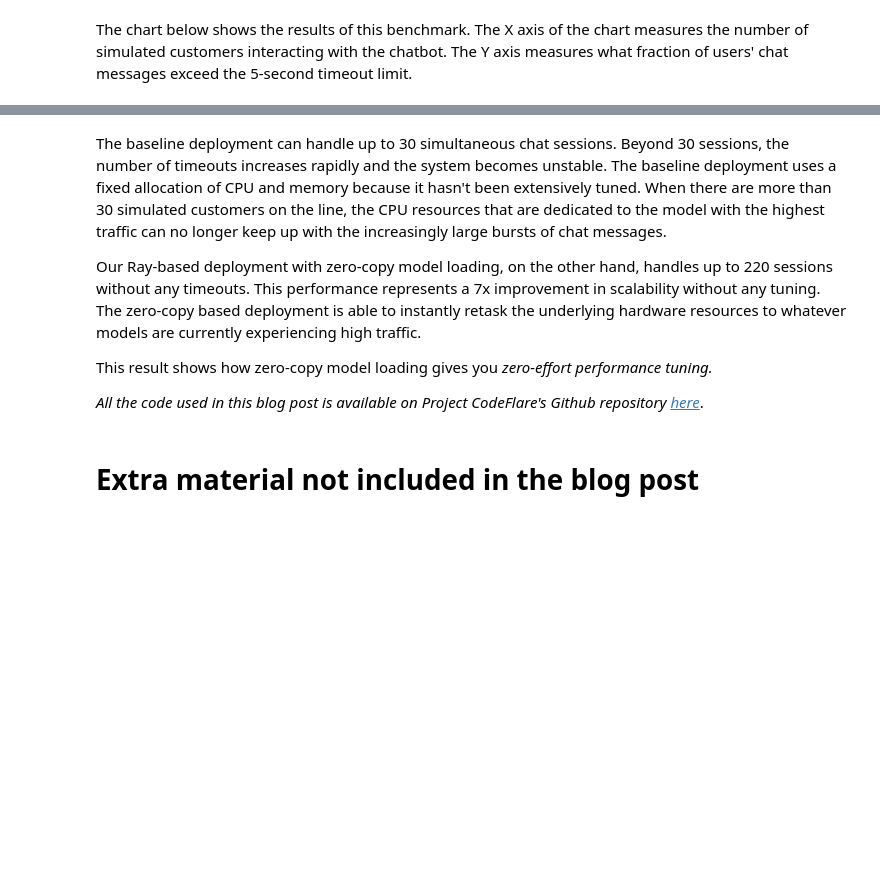
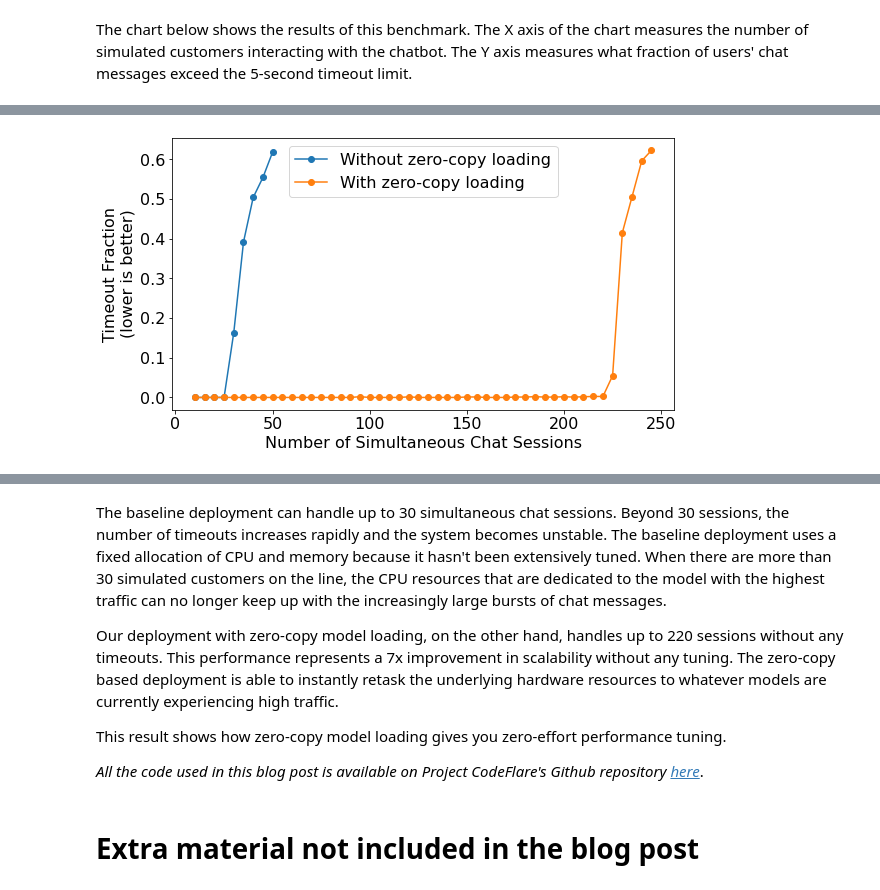
Before and after one commit to project-codeflare/zero-copy-model-loading, a Jupyter notebook: notebooks/benchmark/benchmark.ipynb, the cells around one changed output, grey strips where cells are left out. Drawn from its saved outputs; the diff is of its cells as text; code cells hidden in the pictures; blank space fills up the shorter version.

```diff
--- a/notebooks/benchmark/benchmark.ipynb
+++ b/notebooks/benchmark/benchmark.ipynb
@@ -508,3 +597,20 @@ plt.legend()
+# %%
+# Don't include this code in the blog, but do include the chart.
+# Plot the two sets of results against each other.
+plt.rcParams.update({'font.size': 16})
+plt.figure(figsize=(9, 5))
+plt.plot(ray_baseline_stats['num_users'],
+         ray_baseline_stats['timeout_fraction'],
+         '-o', label='Without zero-copy loading')
+plt.plot(zerocopy_stats['num_users'],
+         zerocopy_stats['timeout_fraction'],
+         '-o', label="With zero-copy loading")
+plt.xlabel('Number of Simultaneous Chat Sessions')
+plt.ylabel('Timeout Fraction\n(lower is better)')
+plt.legend()
+pass
+# %% [output]
+[figure, added]
 # %% [markdown]
 ## Benchmark Results
 
@@ -515,9 +621,9 @@ The chart below shows the results of the benchmark.
 # %% [markdown]
 The baseline deployment can handle up to 30 simultaneous chat sessions. Beyond 30 sessions, the number of timeouts increases rapidly and the system becomes unstable. The baseline deployment uses a fixed allocation of CPU and memory because it hasn't been extensively tuned. When there are more than 30 simulated customers on the line, the CPU resources that are dedicated to the model with the highest traffic can no longer keep up with the increasingly large bursts of chat messages.
 
-Our Ray-based deployment with zero-copy model loading, on the other hand, handles up to 220 sessions without any timeouts. This performance represents a 7x improvement in scalability without any tuning. The zero-copy based deployment is able to instantly retask the underlying hardware resources to whatever models are currently experiencing high traffic.
+Our deployment with zero-copy model loading, on the other hand, handles up to 220 sessions without any timeouts. This performance represents a 7x improvement in scalability without any tuning. The zero-copy based deployment is able to instantly retask the underlying hardware resources to whatever models are currently experiencing high traffic.
 
-This result shows how zero-copy model loading gives you *zero-effort performance tuning.*
+This result shows how zero-copy model loading gives you zero-effort performance tuning.
 
 *All the code used in this blog post is available on Project CodeFlare's Github repository [here](https://github.com/project-codeflare/zero-copy-model-loading)*.
 # %% [markdown]
```
Also changed, not shown: parts of 33 cells of this notebook, 12 other files.
